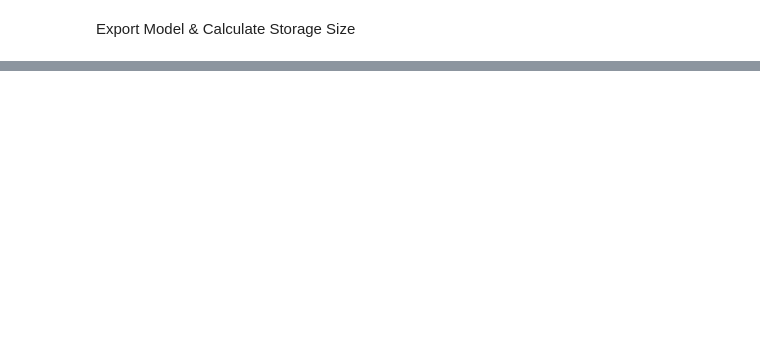
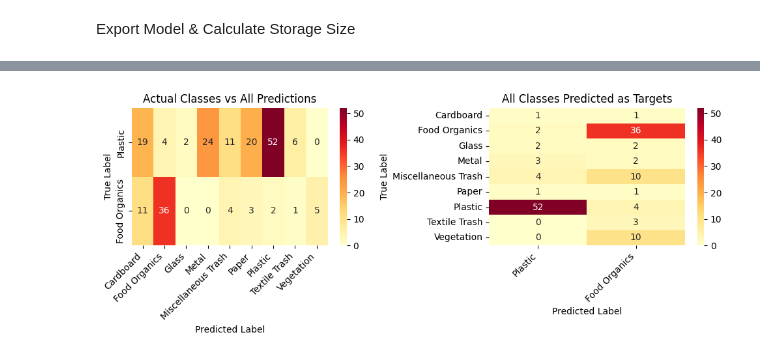
Before and after one commit to ChamiruGajasinghe/NEXORA_CNN, a Jupyter notebook: Dumindu_ModelB.ipynb, the cells around one changed output, grey strips where cells are left out. Saved outputs shown, nothing was run; the diff lists cells and outputs as text; code cells hidden in the pictures; blank space fills up the shorter version.

```diff
--- a/Dumindu_ModelB.ipynb
+++ b/Dumindu_ModelB.ipynb
@@ -451,0 +654,9 @@ TFLite Model Size:      160.20 KB
+# %%
+# Evaluate the newly trained weighted model on the test dataset
+model_b_weighted = keras.models.load_model("Dumindu_ModelB_Weighted.keras")
+
+y_pred_probs_w = model_b_weighted.predict(test_ds_fast)
+y_pred_w = np.argmax(y_pred_probs_w, axis=1)
+
+print("Weighted Model Classification Report:\n")
+print(classification_report(y_true, y_pred_w, target_names=class_names))
@@ -451,0 +750,61 @@ TFLite Model Size:      160.20 KB
+# %%
+import numpy as np
+import matplotlib.pyplot as plt
+import seaborn as sns
+
+# Extract indices
+p_idx = class_names.index('Plastic')
+f_idx = class_names.index('Food Organics')
+
+# We will extract rows corresponding to Plastic and Food Organics to see where actual instances are classified
+# And columns corresponding to them to see what is being misclassified as Plastic/Food Organics
+target_indices = [p_idx, f_idx]
+target_names = ['Plastic', 'Food Organics']
+
+# Print detailed error mapping from the confusion matrix
+print("=== Error breakdown for Actual PLASTIC images ===")
+for i, count in enumerate(cm_weighted[p_idx]):
+    if count > 0:
+        print(f"  Classified as '{class_names[i]}': {count} times {'(CORRECT)' if i==p_idx else ''}")
+
+print("\n=== Error breakdown for Actual FOOD ORGANICS images ===")
+for i, count in enumerate(cm_weighted[f_idx]):
+    if count > 0:
+        print(f"  Classified as '{class_names[i]}': {count} times {'(CORRECT)' if i==f_idx else ''}")
+
+# Create a visualization of the subgrid representing conflicts between Plastic, Food Organics and others
+plt.figure(figsize=(10, 4))
+
+# Subset 1: Rows of Plastic and Food Organics against all classes
+plt.subplot(1, 2, 1)
+sns.heatmap(
+    cm_weighted[target_indices, :],
+    annot=True,
+    fmt='d',
+    cmap='YlOrRd',
+    xticklabels=class_names,
+    yticklabels=target_names
+)
+plt.title('Actual Classes vs All Predictions')
+plt.xlabel('Predicted Label')
+plt.ylabel('True Label')
+plt.xticks(rotation=45, ha='right')
+
+# Subset 2: All classes against Predictions of Plastic and Food Organics
+plt.subplot(1, 2, 2)
+sns.heatmap(
+    cm_weighted[:, target_indices],
+    annot=True,
+    fmt='d',
+    cmap='YlOrRd',
+    xticklabels=target_names,
+    yticklabels=class_names
+)
+plt.title('All Classes Predicted as Targets')
+plt.xlabel('Predicted Label')
+plt.ylabel('True Label')
+plt.xticks(rotation=45, ha='right')
+
+plt.tight_layout()
+plt.show()
+# %% [output]
@@ -451,0 +829 @@ TFLite Model Size:      160.20 KB
+[figure, added]
```
Also changed, not shown: parts of 24 cells of this notebook.
